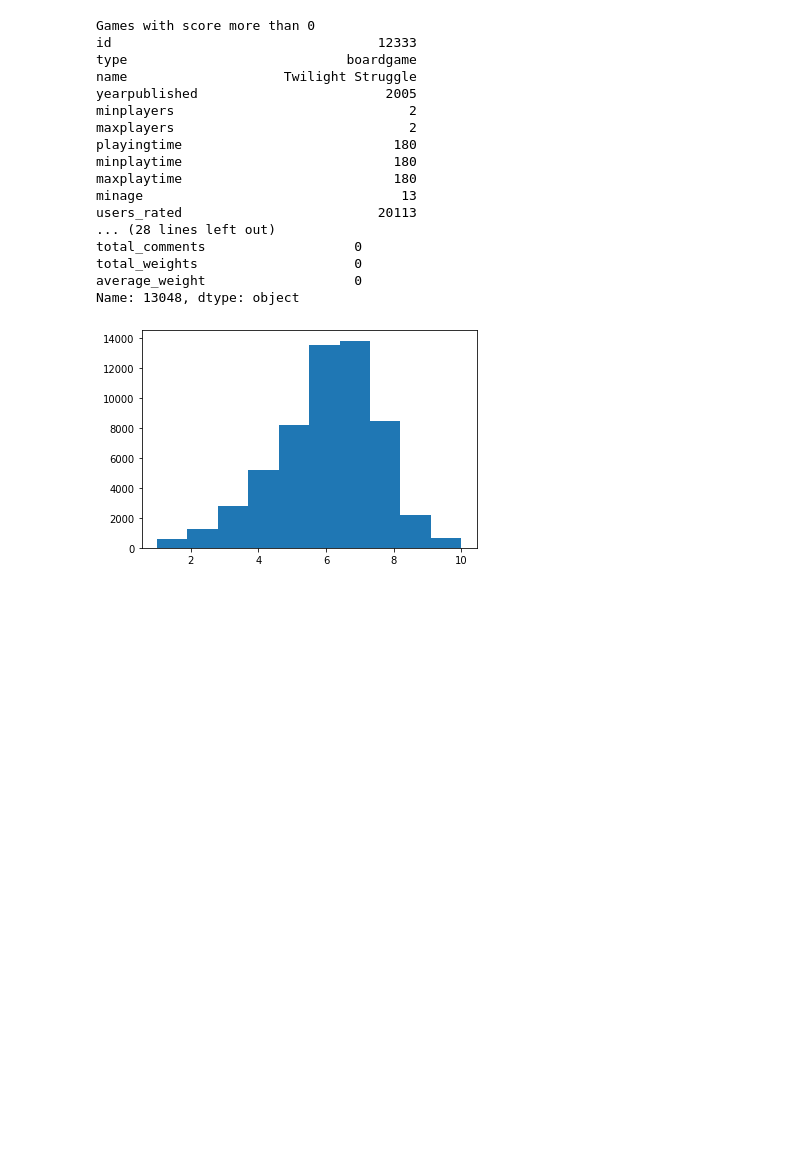
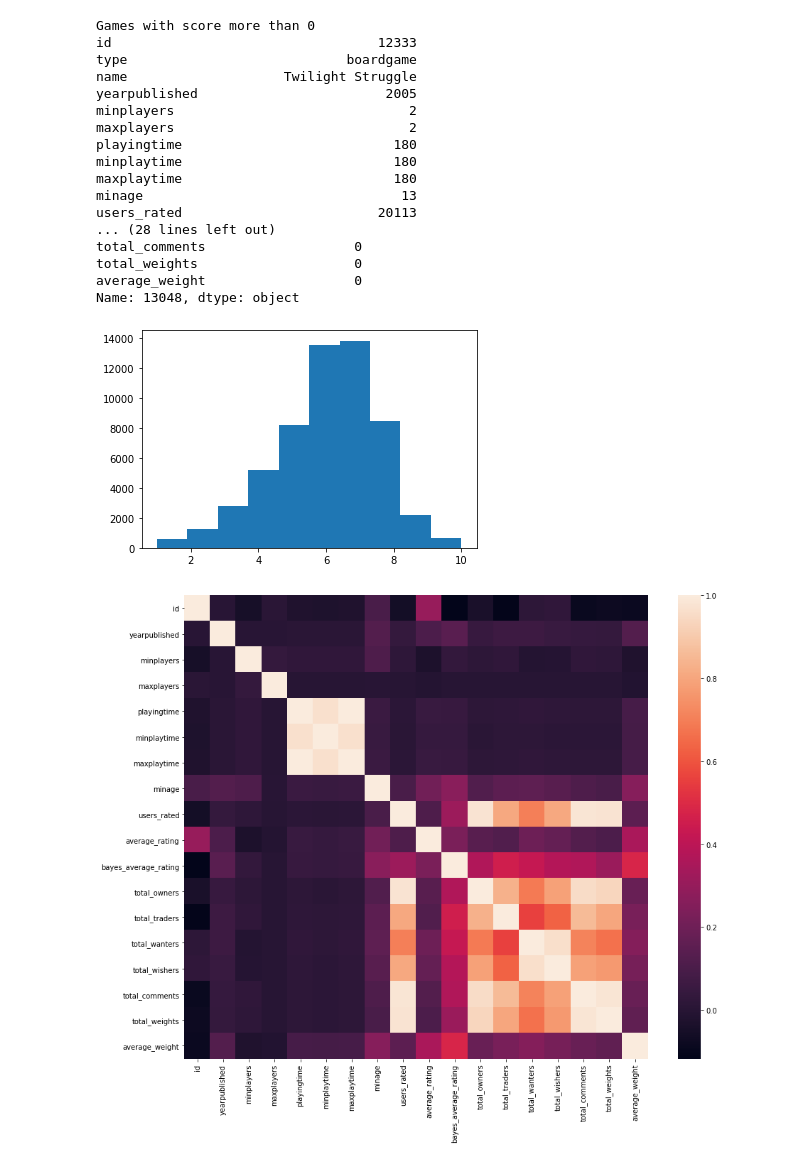
Before and after one commit to surpreetmann/Board-Game-Review-Predictor, a Jupyter notebook: boardGameReviewPrediction.ipynb, the cells around one changed output. Saved outputs shown, nothing was run; the diff lists cells and outputs as text; code cells hidden in the pictures; blank space fills up the shorter version.

```diff
--- a/boardGameReviewPrediction.ipynb
+++ b/boardGameReviewPrediction.ipynb
@@ -64,3 +64,12 @@ game_data = game_data[game_data['users_rated'] > 0]
 result = plt.hist(game_data['average_rating'])
 # %% [output]
 [figure]
+# %%
+# Now making the correlation matric
+correlation_matrix =  game_data.corr()
+figure = plt.figure(figsize = (15, 12))
+# Making heatmap using the correlation matrix made above
+sns.heatmap(correlation_matrix, vmax = 1.0 , square = True)
+plt.show()
+# %% [output]
+[figure, added]
```
